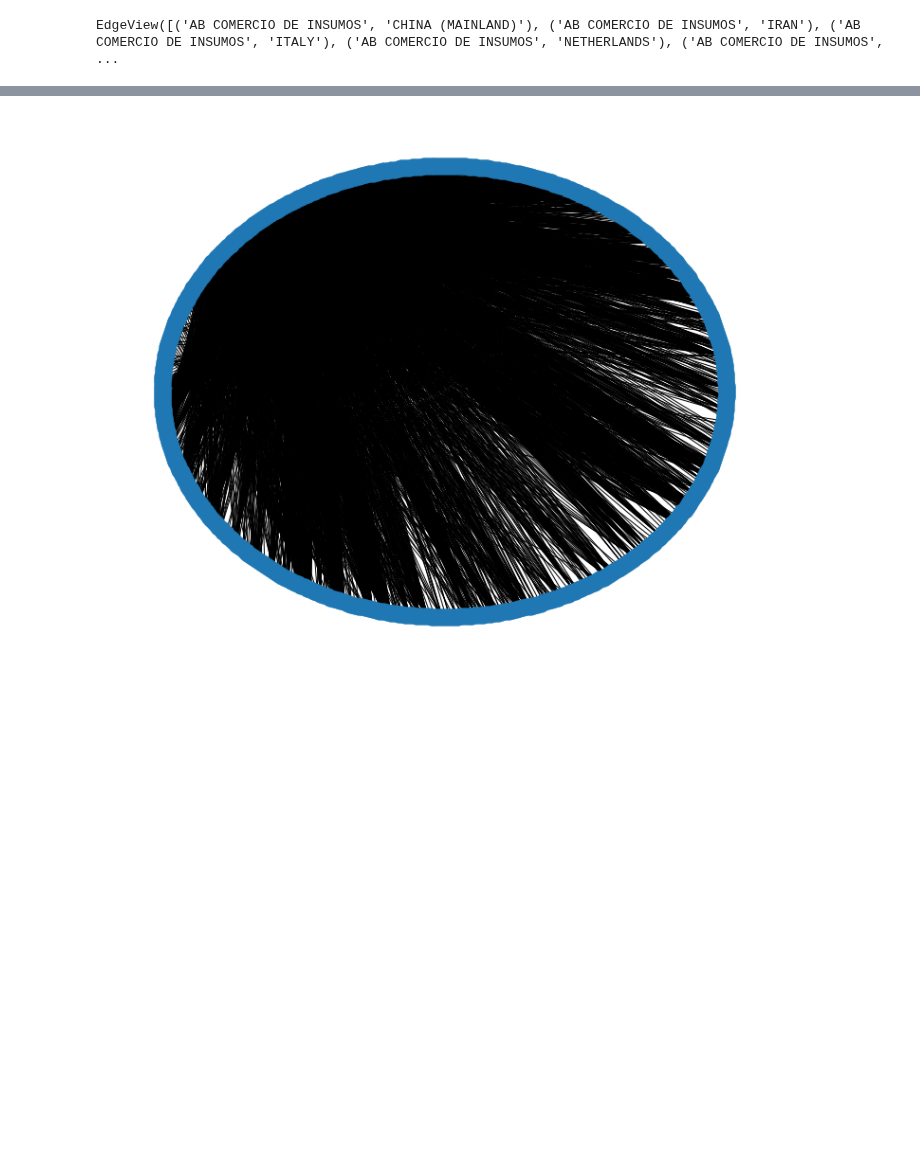
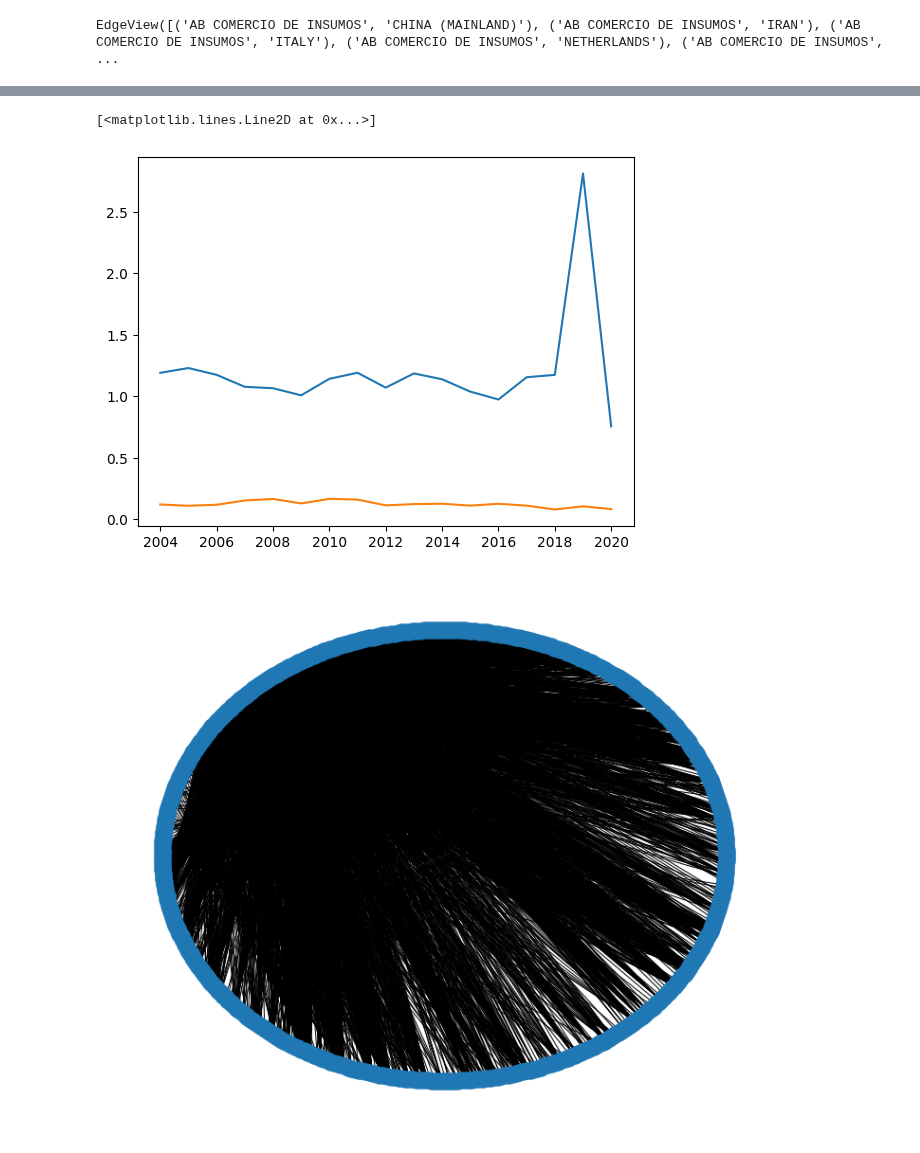
Before and after one commit to TabernaA/WWCS_2023_markets, a Jupyter notebook: brazilSoy_bipartite.ipynb, the cells around one changed output, grey strips where cells are left out. Cells and saved outputs as stored; diff of their text form; code cells hidden in the pictures; blank space fills up the shorter version.

Commit message:
Implemented metrics for the empirical dataset

```diff
--- a/brazilSoy_bipartite.ipynb
+++ b/brazilSoy_bipartite.ipynb
@@ -29,3 +73,23 @@ for i in range(0,17):
     B.add_nodes_from(df['COUNTRY OF FIRST IMPORT'].unique().tolist(), bipartite=1)
     B.add_edges_from(alan)
     grafos[keys[i]] = B
+# %%
+keys = list(range(2004,2021))
+
+hhi = []
+
+for i in range(0,17):
+    frame = df[df["YEAR"] == keys[i]]
+    total_per_company = {}
+
+    for row in frame.index:
+        exporter = frame["EXPORTER GROUP"][row]
+        if exporter not in total_per_company:
+            total_per_company[exporter] = 0
+        total_per_company[exporter] += frame["TOTAL"][row]
+
+    total = sum(total_per_company.values())
+    market_shares = list(map(lambda amount: amount / total, total_per_company.values()))
+    squared = list(map(lambda share: math.pow(share, 2), market_shares))
+    hhi.append(sum(squared))
+print(hhi)
@@ -38,3 +122,50 @@ grafos
+# %%
+def refresh_graph(graph_a, additions):
+    """Ensures that the nodes (and the adjacency lists) are in the right order"""
+    out = nx.Graph()
+    nodes = list(graph_a.nodes()) + list(additions)
+    nodes = sorted(nodes)
+    out.add_nodes_from(nodes)
+    out.add_edges_from(graph_a.edges())
+    return out
+
+def compute_change(graph_a, graph_b):
+    additions = graph_b.nodes() - graph_a.nodes()
+    deletions = graph_a.nodes() - graph_b.nodes()
+    graph_a = refresh_graph(graph_a, additions)
+    graph_b = refresh_graph(graph_b, deletions)
+    prev = nx.adjacency_matrix(graph_a).A
+    curr = nx.adjacency_matrix(graph_b).A
+    change = sum(sum(abs(curr - prev)))
+    maximum = sum(sum(prev))
+    return change / maximum
+
+def change_metric(graphs):
+    """
+    Takes in a list of transaction graphs and returns a list of the change between each
+    """
+    output = []
+    for i in range(0, len(graphs)):
+        output.append(compute_change(graphs[i-1], graphs[i]))
+    return output
+
+
+
+def hhi_metric(graphs):
+    """
+    Takes in a list of transaction graphs and returns a list of the change between each
+    """
+    output = [0]
+    for i in range(0, len(graphs)):
+        output.append(compute_hhi(graphs[i]))
+    return output
+
+our_metric = change_metric(list(map(lambda year: grafos[year], range(2004, 2021))))
+plt.plot(range(2004, 2021), our_metric)
+plt.plot(range(2004, 2021), hhi)
+# %% [output]
+[<matplotlib.lines.Line2D at 0x...>]
+[figure, added]
 # %%
 B.nodes(data=True)
 # %%
```
Also changed, not shown: parts of 8 cells of this notebook.
